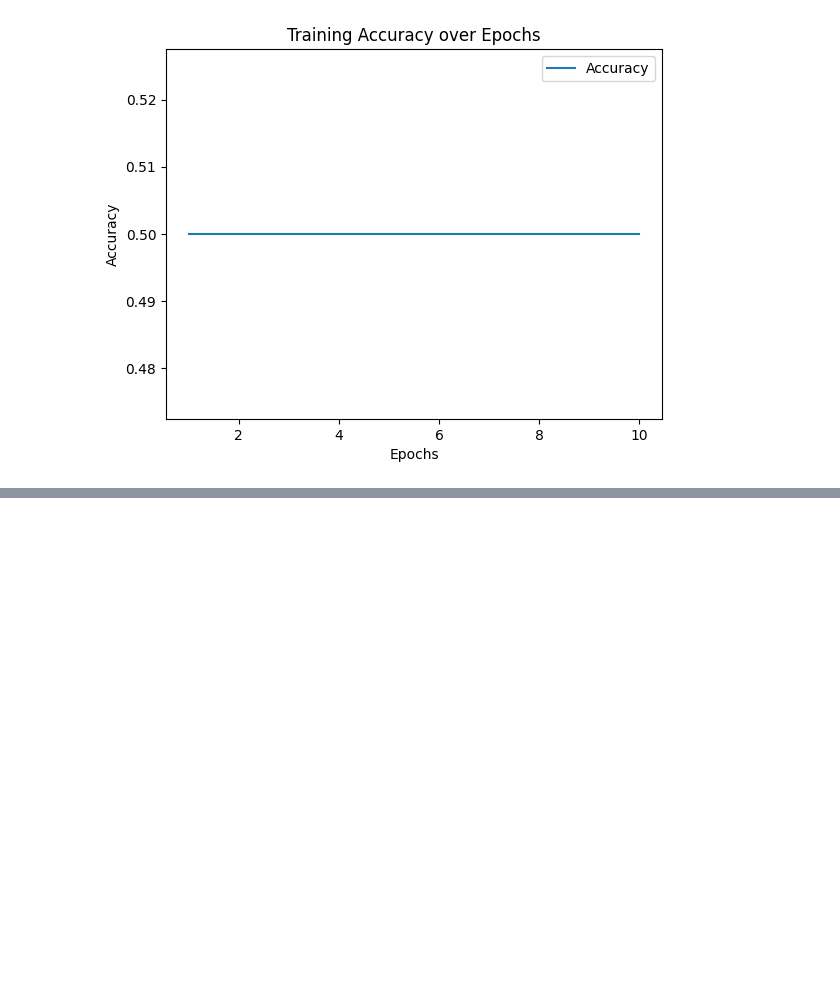
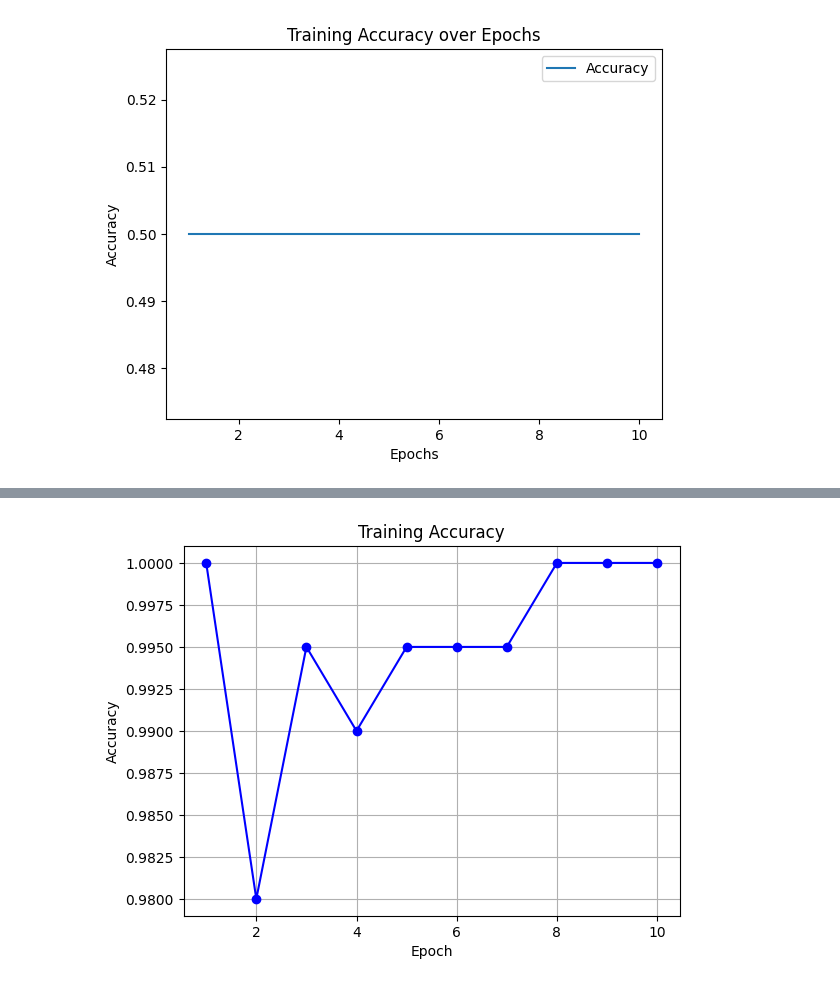
Before and after one commit to nandhiniswaminathan/QML-Encoding-Methods, a Jupyter notebook: src/BasisEncoding.ipynb, the cells around one changed output, grey strips where cells are left out. Saved outputs shown, nothing was run; the diff lists cells and outputs as text; code cells hidden in the pictures; blank space fills up the shorter version.

```diff
--- a/src/BasisEncoding.ipynb
+++ b/src/BasisEncoding.ipynb
@@ -146,8 +148,8 @@ def create_qnn():
     num_qubits = 2  # Adjust this based on your data dimensions
 
     # Generate a basis encoding circuit with dummy data
-    dummy_data = [[1, 0]]  # Example data to determine the number of qubits
-    feature_map = basis_encoding(dummy_data)
+
+    feature_map = basis_encoding([[1, 0]])
 
     ansatz = RealAmplitudes(num_qubits, reps=1)
     qc = QuantumCircuit(num_qubits)
@@ -286,0 +291,12 @@ plt.show()
+# %%
+from qiskit.circuit import ParameterVector
+
+def basis_encoding(data): #actually parameterised encoding
+    num_qubits = len(data[0])
+    feature_map = QuantumCircuit(num_qubits)
+    parameters = ParameterVector('x', num_qubits)
+
+    for i in range(num_qubits):
+        feature_map.rx(parameters[i], i)
+
+    return feature_map, parameters
@@ -286,0 +359,77 @@ plt.show()
+# %%
+import torch.optim as optim
+from torch.nn import NLLLoss
+from torchvision import datasets, transforms
+import numpy as np
+
+# Load and preprocess the MNIST dataset
+manual_seed = 42
+batch_size = 1
+n_samples = 100  # We will concentrate on the first 100 samples
+
+# Use pre-defined torchvision function to load MNIST train data
+X_train = datasets.MNIST(
+    root="./data", train=True, download=True, transform=transforms.Compose([transforms.ToTensor()])
+)
+
+# Filter out labels (originally 0-9), leaving only labels 0 and 1
+idx = np.append(
+    np.where(X_train.targets == 0)[0][:n_samples], np.where(X_train.targets == 1)[0][:n_samples]
+)
+X_train.data = X_train.data[idx]
+X_train.targets = X_train.targets[idx]
+
+# Define torch dataloader with filtered data
+train_loader = DataLoader(X_train, batch_size=batch_size, shuffle=True)
+
+# Test Dataset
+# Use pre-defined torchvision function to load MNIST test data
+X_test = datasets.MNIST(
+    root="./data", train=False, download=True, transform=transforms.Compose([transforms.ToTensor()])
+)
+
+# Filter out labels (originally 0-9), leaving only labels 0 and 1
+idx = np.append(
+    np.where(X_test.targets == 0)[0][:n_samples], np.where(X_test.targets == 1)[0][:n_samples]
+)
+X_test.data = X_test.data[idx]
+X_test.targets = X_test.targets[idx]
+
+# Define torch dataloader with filtered data
+test_loader = DataLoader(X_test, batch_size=batch_size, shuffle=True)
+
+# Define optimizer and loss function
+optimizer = optim.Adam(model4.parameters(), lr=0.001)
+loss_func = NLLLoss()
+accuracy_list = []
+
+# Start training
+epochs = 10  # Set number of epochs
+loss_list = []  # Store loss history
+model4.train()  # Set model to training mode
+
+for epoch in range(epochs):
+    correct_predictions = 0
+    total_predictions = 0
+    total_loss = []
+    for batch_idx, (data, target) in enumerate(train_loader):
+        optimizer.zero_grad(set_to_none=True)  # Initialize gradient
+        output = model4(data)  # Forward pass
+        loss = loss_func(output, target)  # Calculate loss
+        loss.backward()  # Backward pass
+        optimizer.step()  # Optimize weights
+        _, predicted = torch.max(output, 1)
+        correct_predictions += (predicted == target).sum().item()
+        total_predictions += target.size(0)
+        total_loss.append(loss.item())  # Store loss
+    loss_list.append(sum(total_loss) / len(total_loss))
+    accuracy = correct_predictions / total_predictions
+    accuracy_list.append(accuracy)
+    print("Training [{:.0f}%]\tLoss: {:.4f}".format(100.0 * (epoch + 1) / epochs, loss_list[-1]))
+plt.plot(range(1, epochs + 1), accuracy_list, marker='o', linestyle='-', color='b')
+plt.xlabel('Epoch')
+plt.ylabel('Accuracy')
+plt.title('Training Accuracy')
+plt.grid(True)
+plt.show()
+# %% [output]
@@ -286,0 +446 @@ plt.show()
+[figure, added]
```
Also changed, not shown: parts of 11 cells of this notebook.
